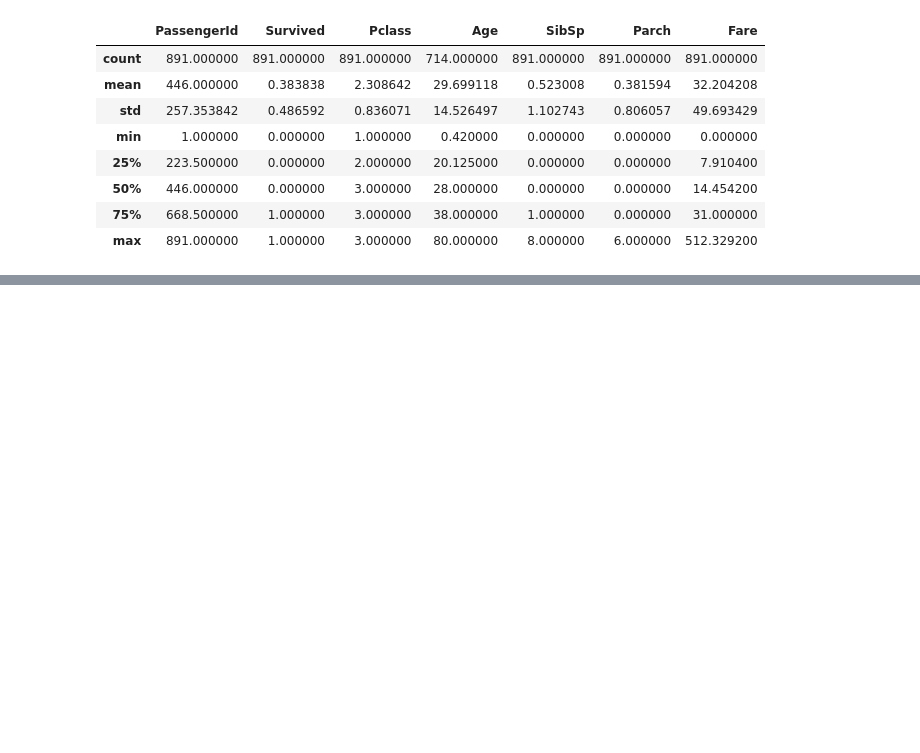
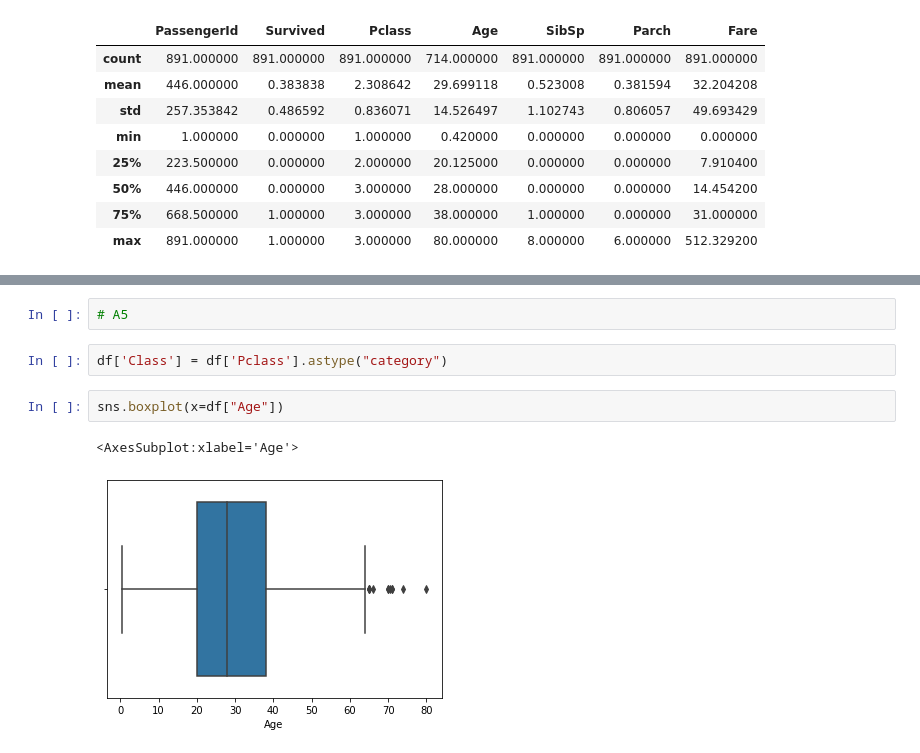
Before and after one commit to noblecoder11/pict-semester-6, a Jupyter notebook: dsbdal/a4.ipynb, the cells around one changed output, grey strips where cells are left out. Drawn from its saved outputs; the diff is of its cells as text; blank space fills up the shorter version.

```diff
--- a/dsbdal/a4.ipynb
+++ b/dsbdal/a4.ipynb
@@ -47,0 +58,9 @@ df.describe()
+# %%
+# A5
+# %%
+df['Class'] = df['Pclass'].astype("category")
+# %%
+sns.boxplot(x=df["Age"])
+# %% [output]
+<AxesSubplot:xlabel='Age'>
+[figure, added]
```
Also changed, not shown: parts of 3 cells of this notebook.
